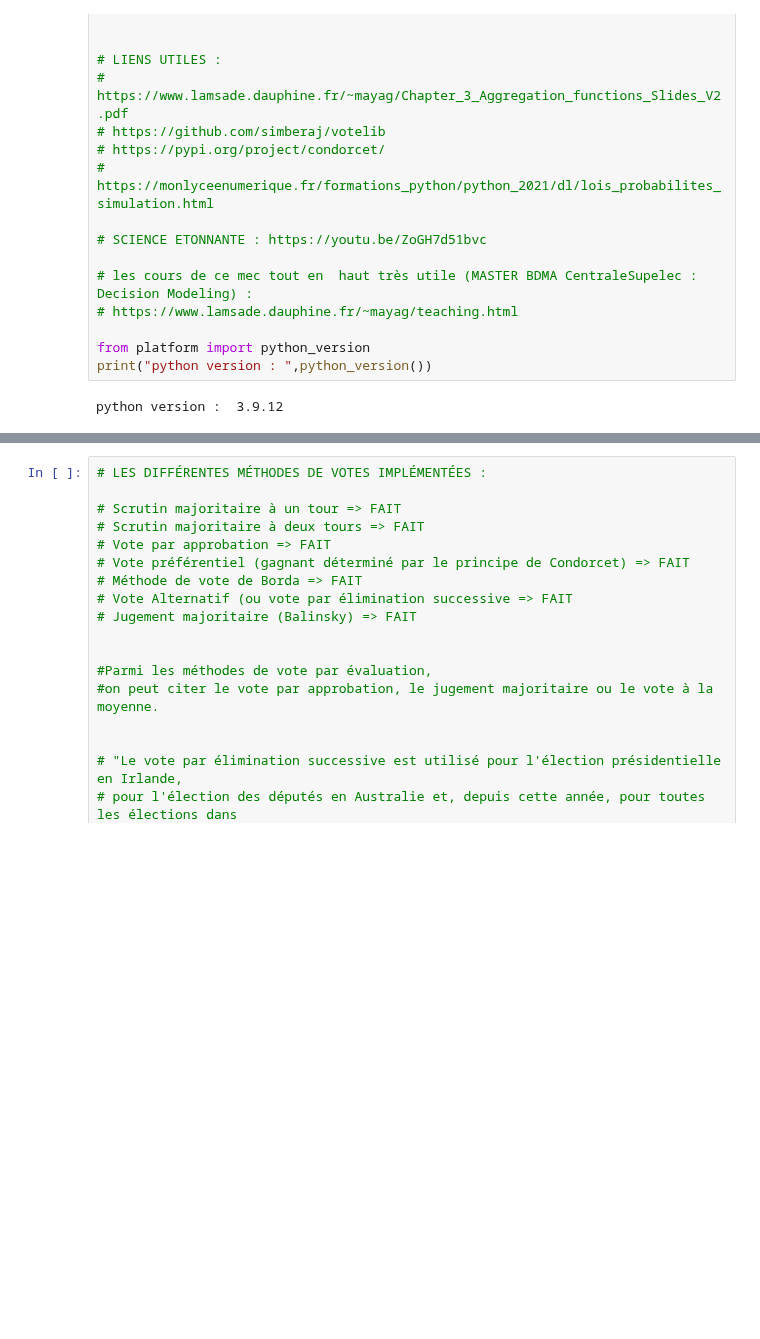
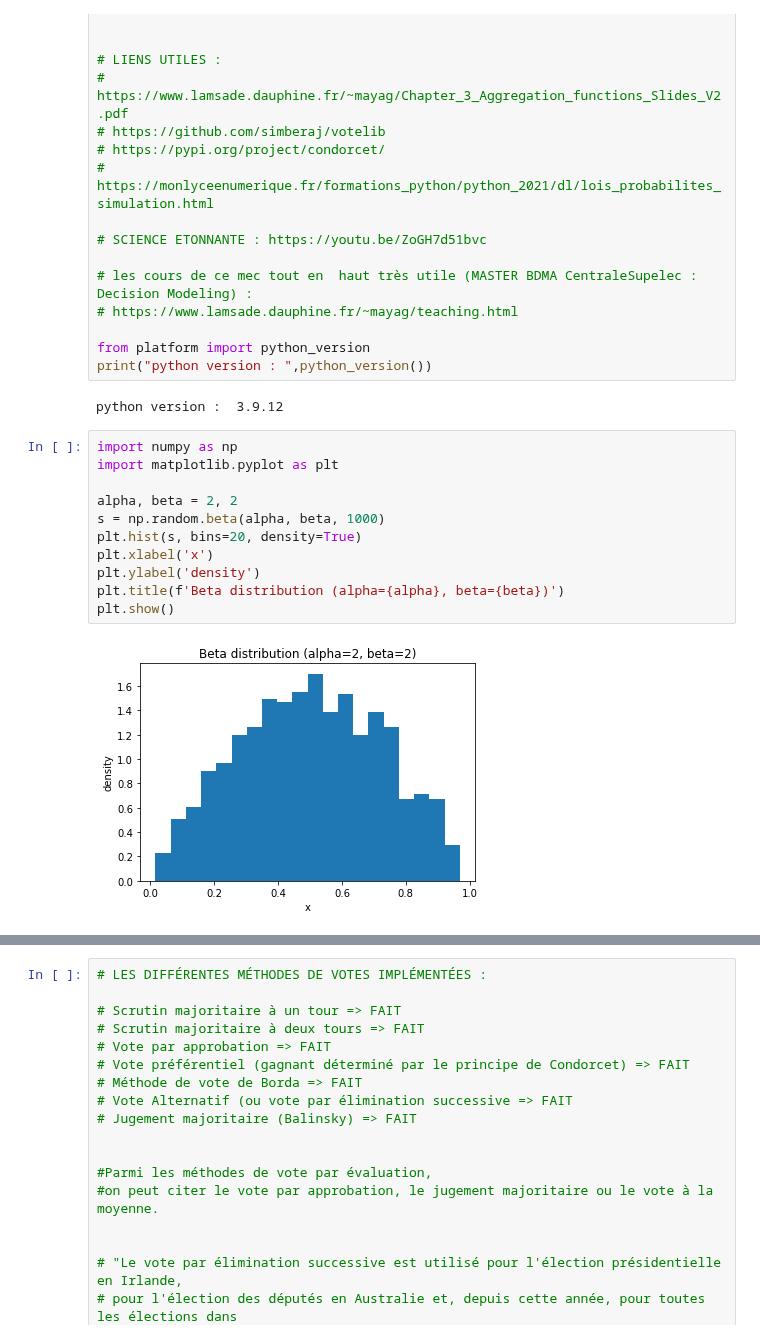
Before and after one commit to Naghan1132/Comparison-of-winners-of-elections-with-different-voting-methods, a Jupyter notebook: recherche.ipynb, the cells around one changed output, grey strips where cells are left out. Saved outputs shown, nothing was run; the diff lists cells and outputs as text; blank space fills up the shorter version.

```diff
--- a/recherche.ipynb
+++ b/recherche.ipynb
@@ -43,3 +43,16 @@ from platform import python_version
 print("python version : ",python_version())
 # %% [output]
 python version :  3.9.12
+# %%
+import numpy as np
+import matplotlib.pyplot as plt
+
+alpha, beta = 2, 2
+s = np.random.beta(alpha, beta, 1000)
+plt.hist(s, bins=20, density=True)
+plt.xlabel('x')
+plt.ylabel('density')
+plt.title(f'Beta distribution (alpha={alpha}, beta={beta})')
+plt.show()
+# %% [output]
+[figure, added]
```
Also changed, not shown: parts of 10 cells of this notebook.
